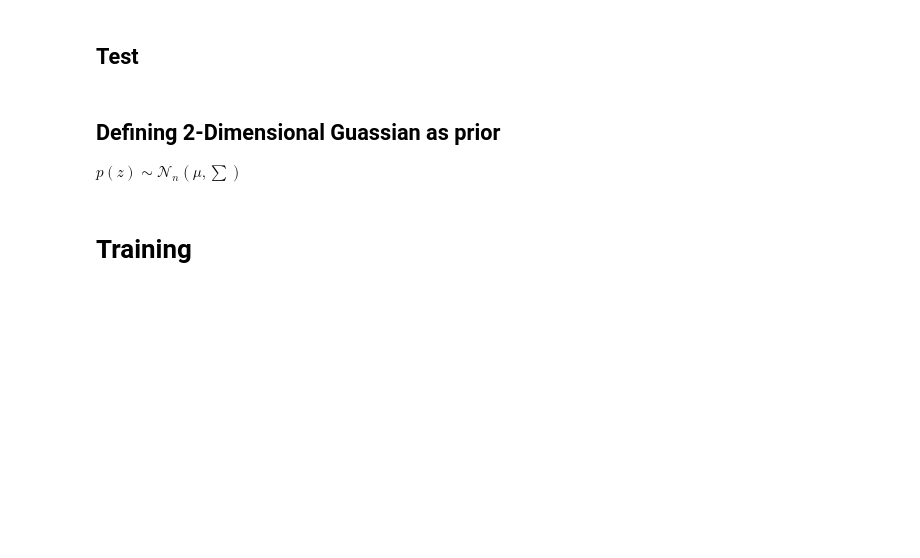
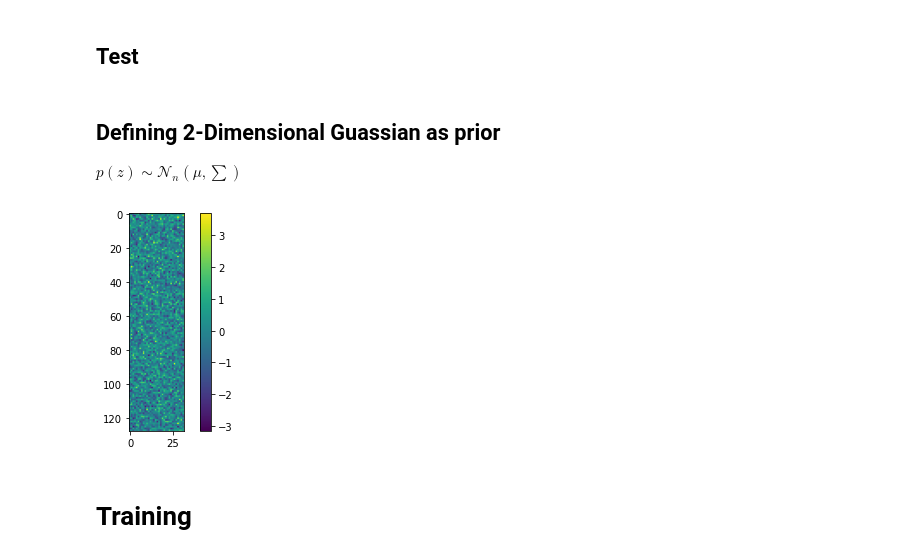
Before and after one commit to SolidusAbi/AnomalyDetection, a Jupyter notebook: notebooks/test.ipynb, the cells around one changed output. Drawn from its saved outputs; the diff is of its cells as text; code cells hidden in the pictures; blank space fills up the shorter version.

```diff
--- a/notebooks/test.ipynb
+++ b/notebooks/test.ipynb
@@ -27,7 +27,7 @@ device = 'cuda' if torch.cuda.is_available() else 'cpu'
 # %% [markdown]
 # Adversarial AutoEncoder architecture
 # %%
-z_dim = 2
+z_dim = 32
 sdae = SDAE([28*28, 1024, 1024, z_dim], SDAE_TYPE.linear, dropout=False,
             activation_func=[nn.ReLU(), nn.ReLU(), nn.Identity()])
 # %%
@@ -96,11 +102,13 @@ test_loader_2 =  DataLoader(test_dataset_2, 512, shuffle=False)
 ## Defining 2-Dimensional Guassian as prior
 $p(z) \sim \mathcal{N}_n(\mu, \sum)$
 # %%
-prior = MultivariateNormal(loc=torch.zeros(2), covariance_matrix=torch.eye(2))
+prior = MultivariateNormal(loc=torch.zeros(z_dim), covariance_matrix=torch.eye(z_dim))
 
 plt.imshow(prior.sample((128,)))
 plt.colorbar()
 plt.show()
+# %% [output]
+[figure, added]
 # %% [markdown]
 # Training
 # %%
```
Also changed, not shown: parts of 16 cells of this notebook, 2 other files.
